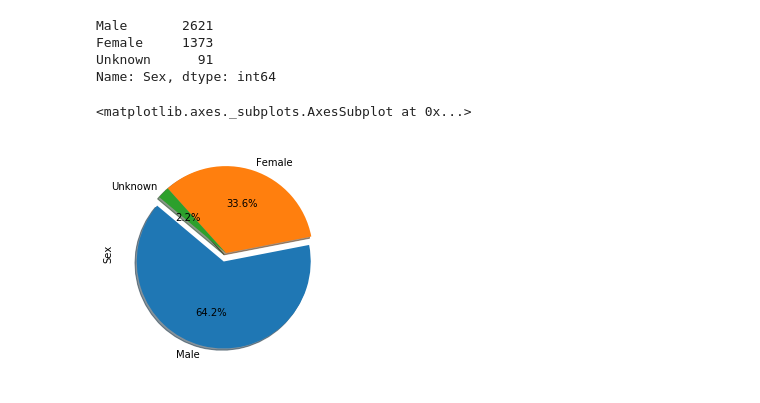
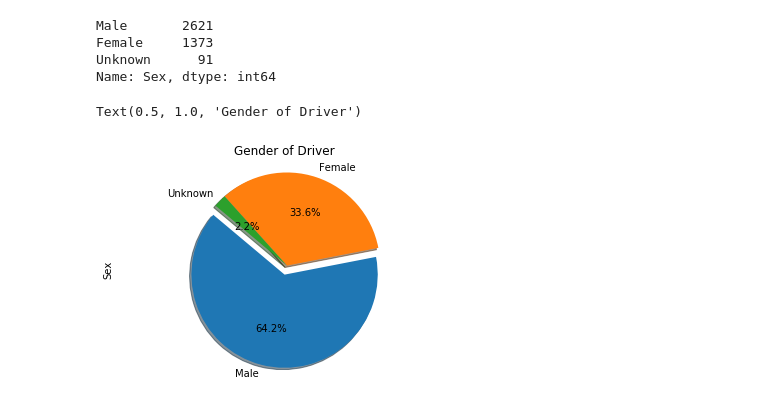
Before and after one commit to mwhitmore1/ucsd_bootcamp-traffic_accident_analysis, a Jupyter notebook: notebooks/Visualization_Tests.ipynb, the cells around one changed output. Cells and saved outputs as stored; diff of their text form; code cells hidden in the pictures.

```diff
--- a/notebooks/Visualization_Tests.ipynb
+++ b/notebooks/Visualization_Tests.ipynb
@@ -4,8 +4,8 @@ from matplotlib import pyplot as plt
 import numpy as np
 from scipy import stats
 # %%
-events_df = pd.read_csv("../Data/events.csv")
-people_df = pd.read_csv("../Data/people.csv")
+events_df = pd.read_csv("../Data/interim/events.csv")
+people_df = pd.read_csv("../Data/interim/people.csv")
 # %%
 events_df.head()
 # %% [output]
@@ -140,7 +274,7 @@ Name: Sex, dtype: int64
 # %%
 gender.plot(kind="pie", startangle=140, shadow=True, autopct="%1.1f%%", explode=(0.1,0,0))
 plt.axis('equal')
-plt.title()
+plt.title("Gender of Driver")
 # %% [output]
-<matplotlib.axes._subplots.AxesSubplot at 0x...>
+Text(0.5, 1.0, 'Gender of Driver')
-[figure, old version]
+[figure, new version]
```
Also changed, not shown: parts of 13 cells of this notebook, 5 other files.
